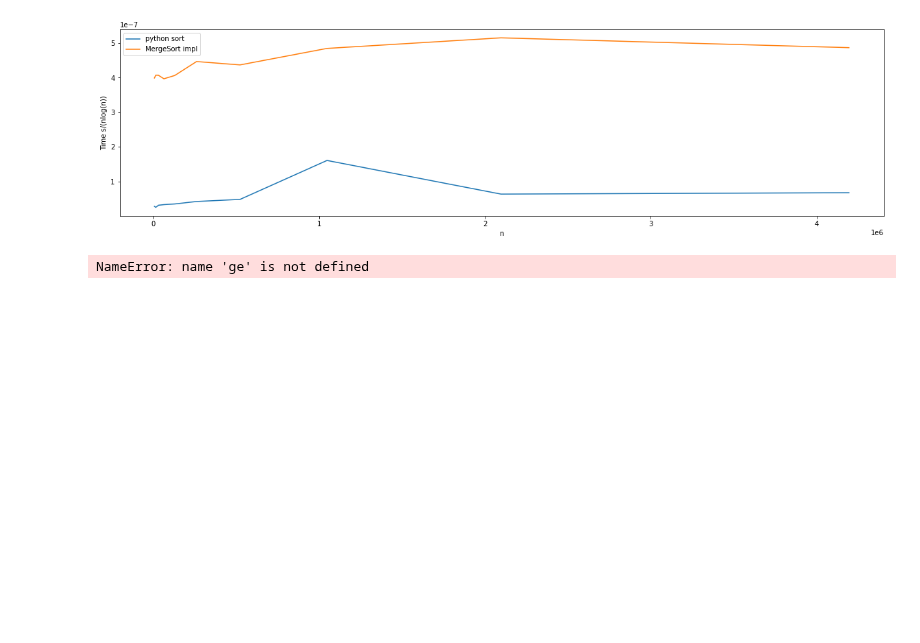
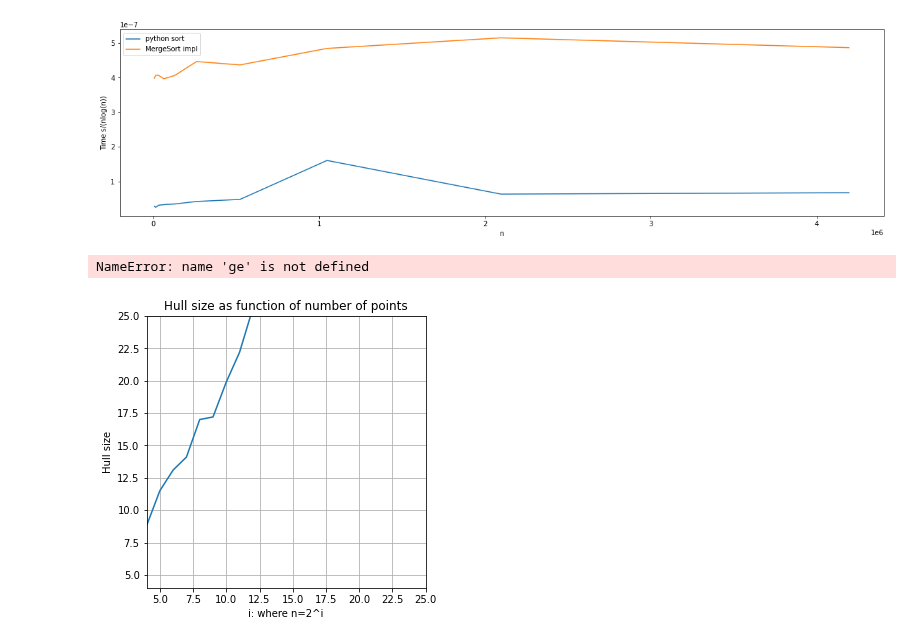
Before and after one commit to Nimakii/etkortnavn, a Jupyter notebook: handin2/H2.ipynb, the cells around one changed output. Drawn from its saved outputs; the diff is of its cells as text; code cells hidden in the pictures; blank space fills up the shorter version.

```diff
--- a/handin2/H2.ipynb
+++ b/handin2/H2.ipynb
@@ -853,3 +874,24 @@ plt.xlabel("n")
 plt.legend()
 # %% [output]
 NameError: name 'ge' is not defined
+# %%
+res_n = []
+res_h = []
+num_it = 10
+for i in range(3, 18):
+    hull_acc = 0
+    for j in range(num_it):
+        dataset = generate_square(2**i)
+        hull_acc += len(INC_CH(dataset))
+    res_n.append(i)
+    res_h.append(hull_acc/num_it)
+plt.plot(res_n, res_h)
+plt.ylim(4,25)
+plt.xlim(4,25)
+plt.xlabel("i: where n=2^i")
+plt.ylabel("Hull size")
+plt.title("Hull size as function of number of points")
+# plt.xscale('log', base=2)
+plt.grid()
+# %% [output]
+[figure, added]
```
Also changed, not shown: parts of 3 cells of this notebook, 11 other files.
